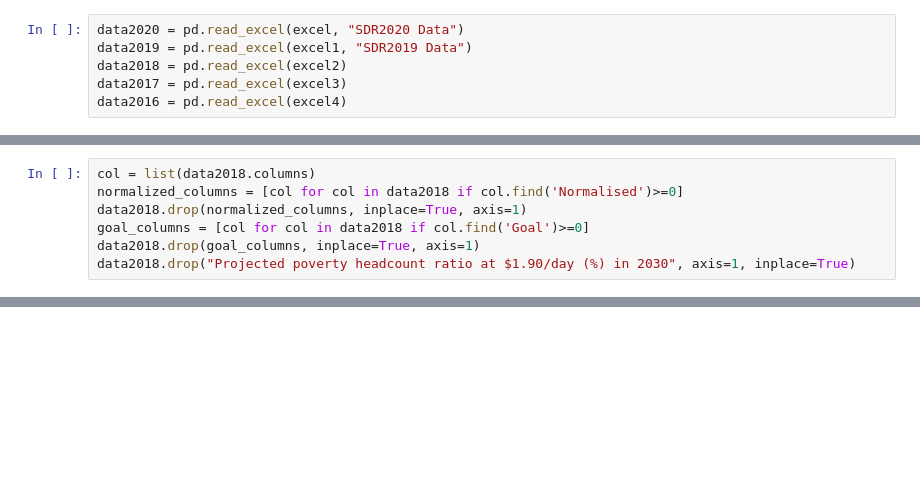
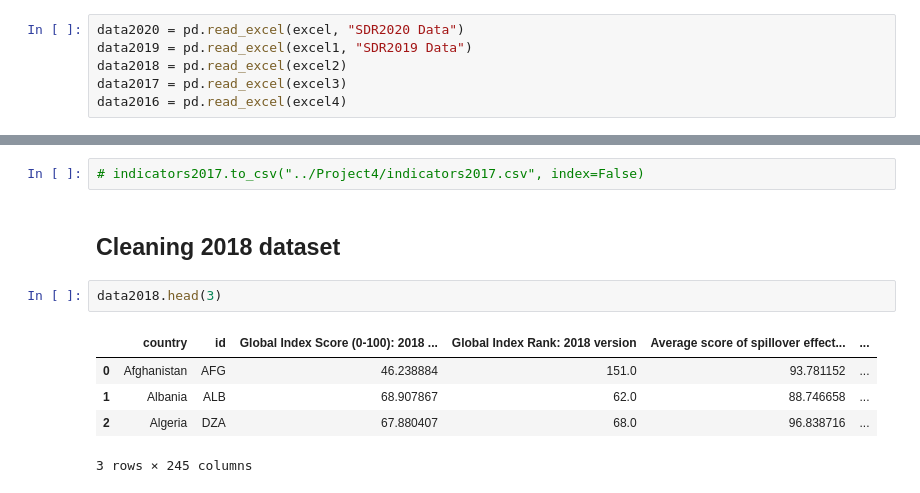
Before and after one commit to annafonte/forecasting-sdgs, a Jupyter notebook: Notebooks/1 - Data cleaning.ipynb, the cells around one changed output, grey strips where cells are left out. Cells and saved outputs as stored; diff of their text form; blank space fills up the shorter version.

```diff
--- a/Notebooks/SDG Data cleaning.ipynb
+++ b/Notebooks/1 - Data cleaning.ipynb
@@ -256,7 +21,0 @@ indicators2017.to_csv("../Project4/indicators2017.csv", index=False)
-# %%
-col = list(data2018.columns)
-normalized_columns = [col for col in data2018 if col.find('Normalised')>=0]
-data2018.drop(normalized_columns, inplace=True, axis=1)
-goal_columns = [col for col in data2018 if col.find('Goal')>=0]
-data2018.drop(goal_columns, inplace=True, axis=1)
-data2018.drop("Projected poverty headcount ratio at $1.90/day (%) in 2030", axis=1, inplace=True)
@@ -782,0 +208,12 @@ data.isnull().sum()
+# %%
+# indicators2017.to_csv("../Project4/indicators2017.csv", index=False)
+# %% [markdown]
+## Cleaning 2018 dataset
+# %%
+data2018.head(3)
+# %% [output]
+|  | country | id | Global Index Score (0-100): 2018 ... | Global Index Rank: 2018 version | Average score of spillover effect... | ... |
+| 0 | Afghanistan | AFG | 46.238884 | 151.0 | 93.781152 | ... |
+| 1 | Albania | ALB | 68.907867 | 62.0 | 88.746658 | ... |
+| 2 | Algeria | DZA | 67.880407 | 68.0 | 96.838716 | ... |
+3 rows × 245 columns
```
Also changed, not shown: parts of 95 cells of this notebook, 15 other files.
